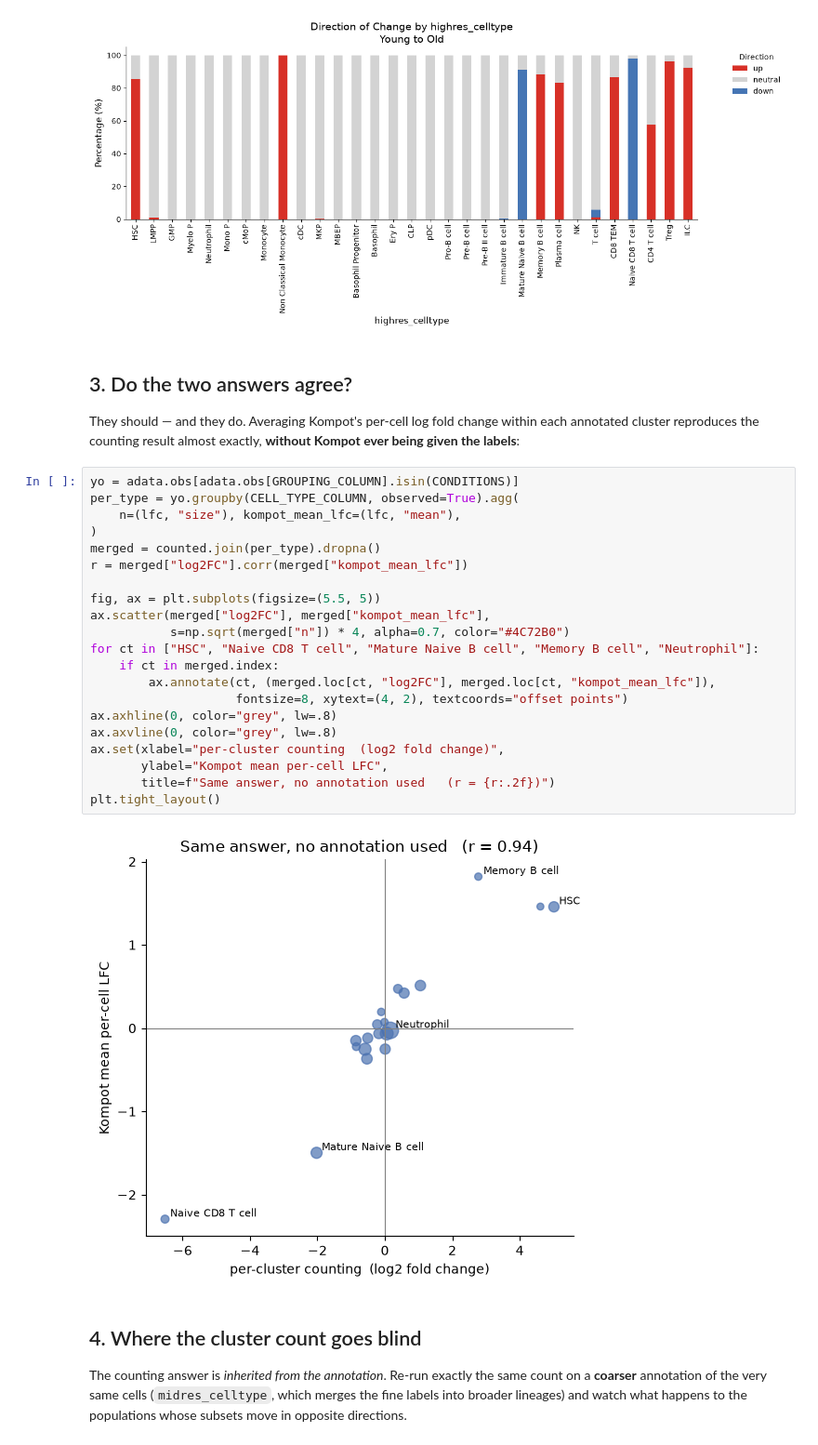
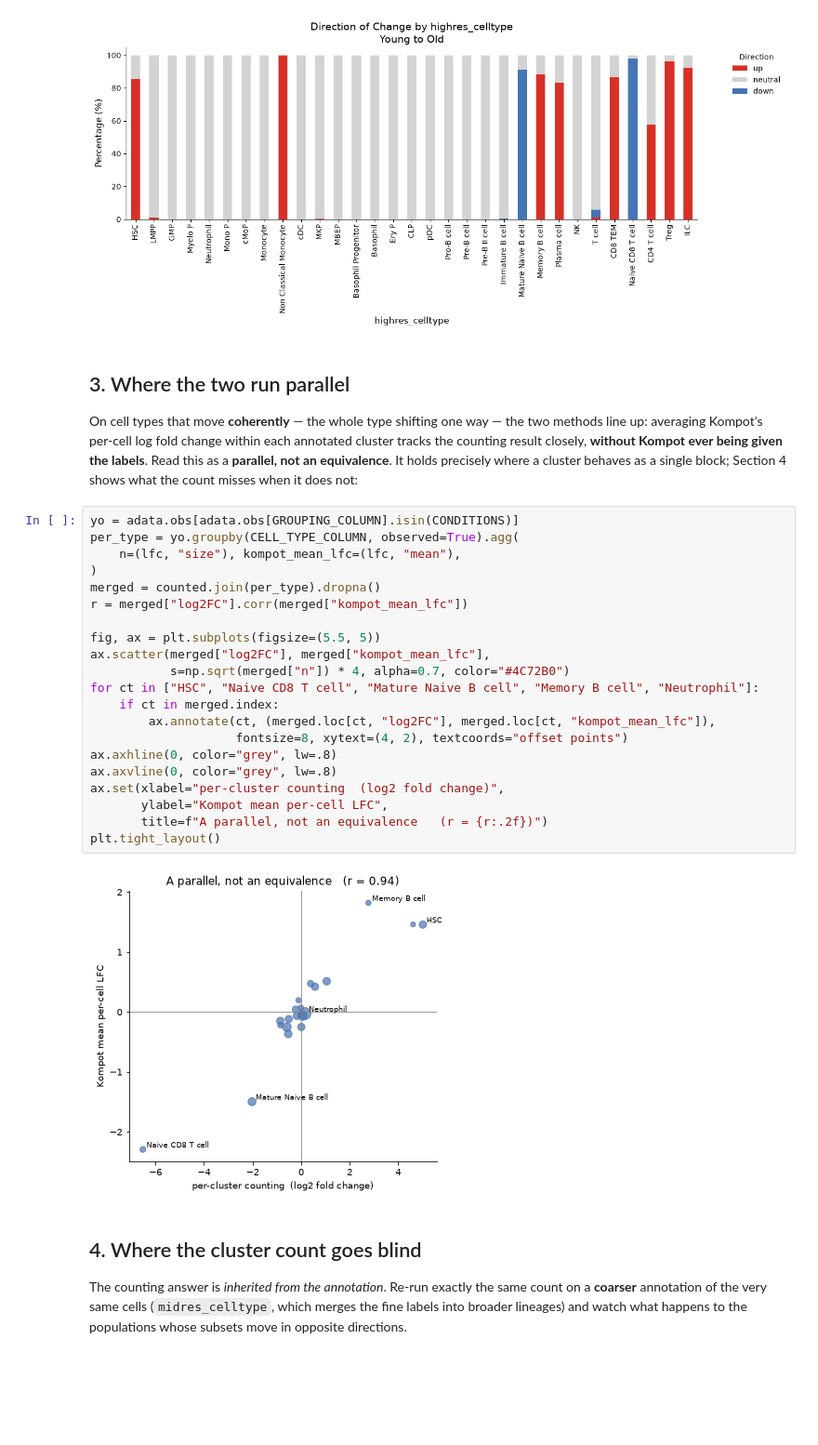
Before and after one commit to settylab/kompot, a Jupyter notebook: examples/04_differential_abundance.ipynb, the cells around one changed output. Shown at 93% size. Cells and saved outputs as stored; diff of their text form; blank space fills up the shorter version.

```diff
--- a/examples/04_differential_abundance.ipynb
+++ b/examples/04_differential_abundance.ipynb
@@ -280,34 +285,36 @@ kompot.plot.direction_barplot(adata, category_column=CELL_TYPE_COLUMN)
 [2026-07-11 23:14:05,841] [INFO    ] Using fields - category_column: 'highres_celltype', direction_column: 'kompot_da_Young_to_Old_lfc_direction'
 [figure]
 # %% [markdown]
-## 3. Do the two answers agree?
+## 3. Where the two run parallel
 
-They should — and they do. Averaging Kompot's per-cell log fold change within each
-annotated cluster reproduces the counting result almost exactly, **without Kompot ever
-being given the labels**:
+On cell types that move **coherently** — the whole type shifting one way — the two methods
+line up: averaging Kompot's per-cell log fold change within each annotated cluster tracks
+the counting result closely, **without Kompot ever being given the labels**. Read this as a
+**parallel, not an equivalence**. It holds precisely where a cluster behaves as a single
+block; Section 4 shows what the count misses when it does not:
 # %%
 yo = adata.obs[adata.obs[GROUPING_COLUMN].isin(CONDITIONS)]
 per_type = yo.groupby(CELL_TYPE_COLUMN, observed=True).agg(
     n=(lfc, "size"), kompot_mean_lfc=(lfc, "mean"),
 )
 merged = counted.join(per_type).dropna()
 r = merged["log2FC"].corr(merged["kompot_mean_lfc"])
 
 fig, ax = plt.subplots(figsize=(5.5, 5))
 ax.scatter(merged["log2FC"], merged["kompot_mean_lfc"],
            s=np.sqrt(merged["n"]) * 4, alpha=0.7, color="#4C72B0")
 for ct in ["HSC", "Naive CD8 T cell", "Mature Naive B cell", "Memory B cell", "Neutrophil"]:
     if ct in merged.index:
         ax.annotate(ct, (merged.loc[ct, "log2FC"], merged.loc[ct, "kompot_mean_lfc"]),
                     fontsize=8, xytext=(4, 2), textcoords="offset points")
 ax.axhline(0, color="grey", lw=.8)
 ax.axvline(0, color="grey", lw=.8)
 ax.set(xlabel="per-cluster counting  (log2 fold change)",
        ylabel="Kompot mean per-cell LFC",
-       title=f"Same answer, no annotation used   (r = {r:.2f})")
+       title=f"A parallel, not an equivalence   (r = {r:.2f})")
 plt.tight_layout()
 # %% [output]
-[figure, old version]
+[figure, new version]
 # %% [markdown]
 ## 4. Where the cluster count goes blind
 
```
Also changed, not shown: parts of 1 cell of this notebook.
